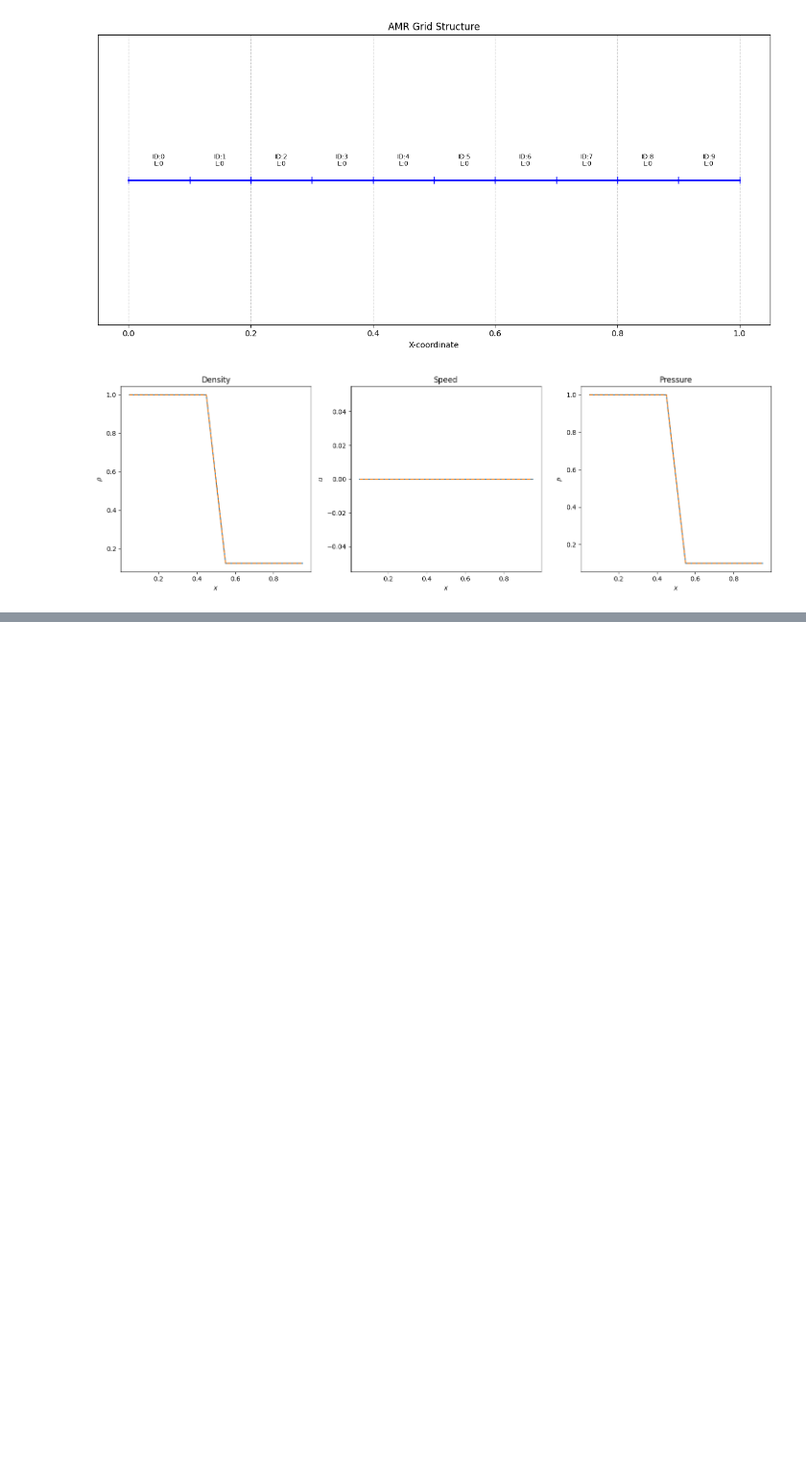
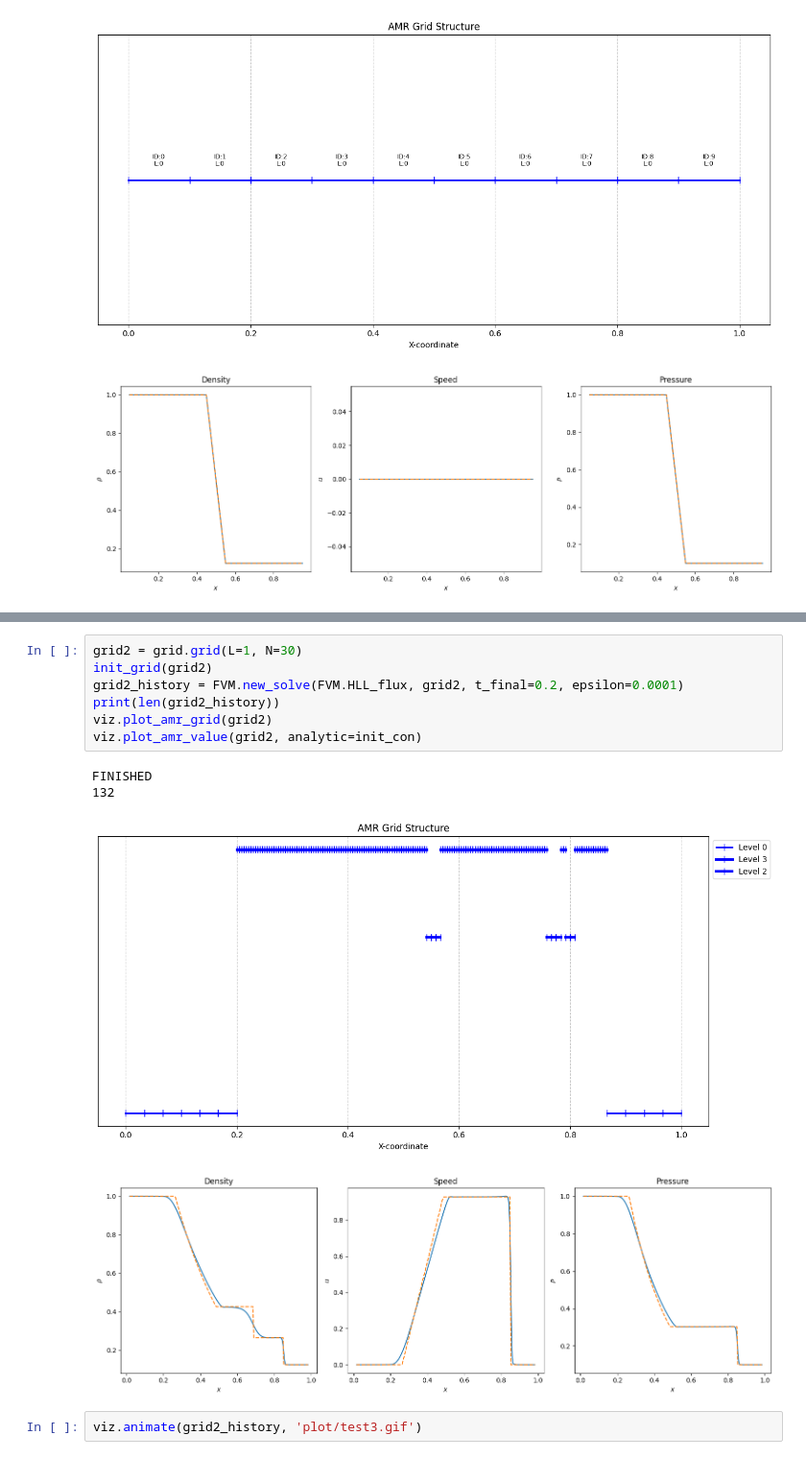
Before and after one commit to yttcari/1d_AMR, a Jupyter notebook: 03_1DAMR_solver.ipynb, the cells around one changed output, grey strips where cells are left out. Shown at 96% size. Saved outputs shown, nothing was run; the diff lists cells and outputs as text; blank space fills up the shorter version.

Commit message:
add new solver

```diff
--- a/03_1DAMR_solver.ipynb
+++ b/03_1DAMR_solver.ipynb
@@ -81,0 +78,14 @@ Preparing animation with 74 frames for display...
+# %%
+grid2 = grid.grid(L=1, N=30)
+init_grid(grid2)
+grid2_history = FVM.new_solve(FVM.HLL_flux, grid2, t_final=0.2, epsilon=0.0001)
+print(len(grid2_history))
+viz.plot_amr_grid(grid2)
+viz.plot_amr_value(grid2, analytic=init_con)
+# %% [output]
+FINISHED
+132
+[figure, added]
+[figure, added]
+# %%
+viz.animate(grid2_history, 'plot/test3.gif')
```
Also changed, not shown: parts of 3 cells of this notebook, 4 other files.
